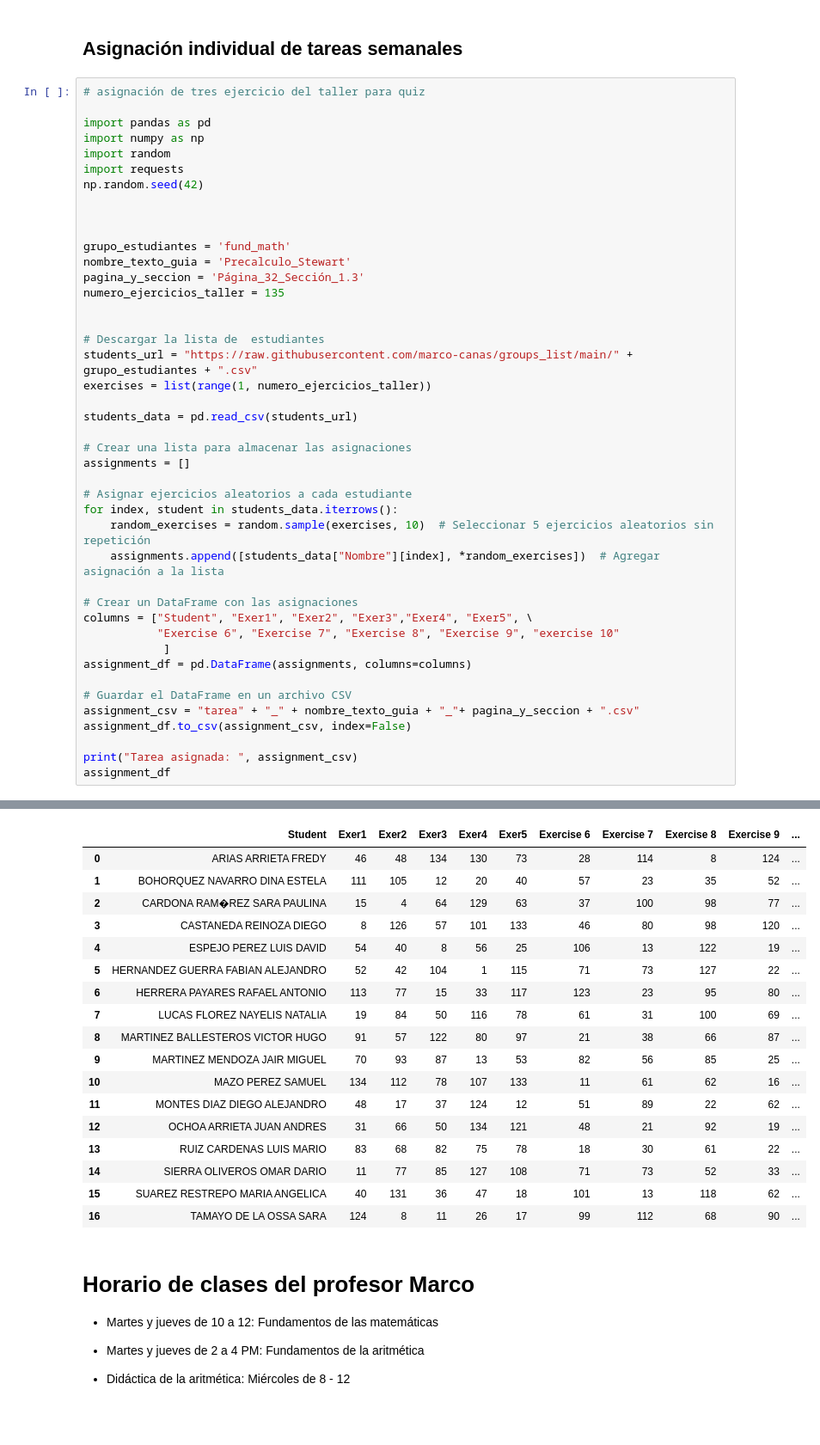
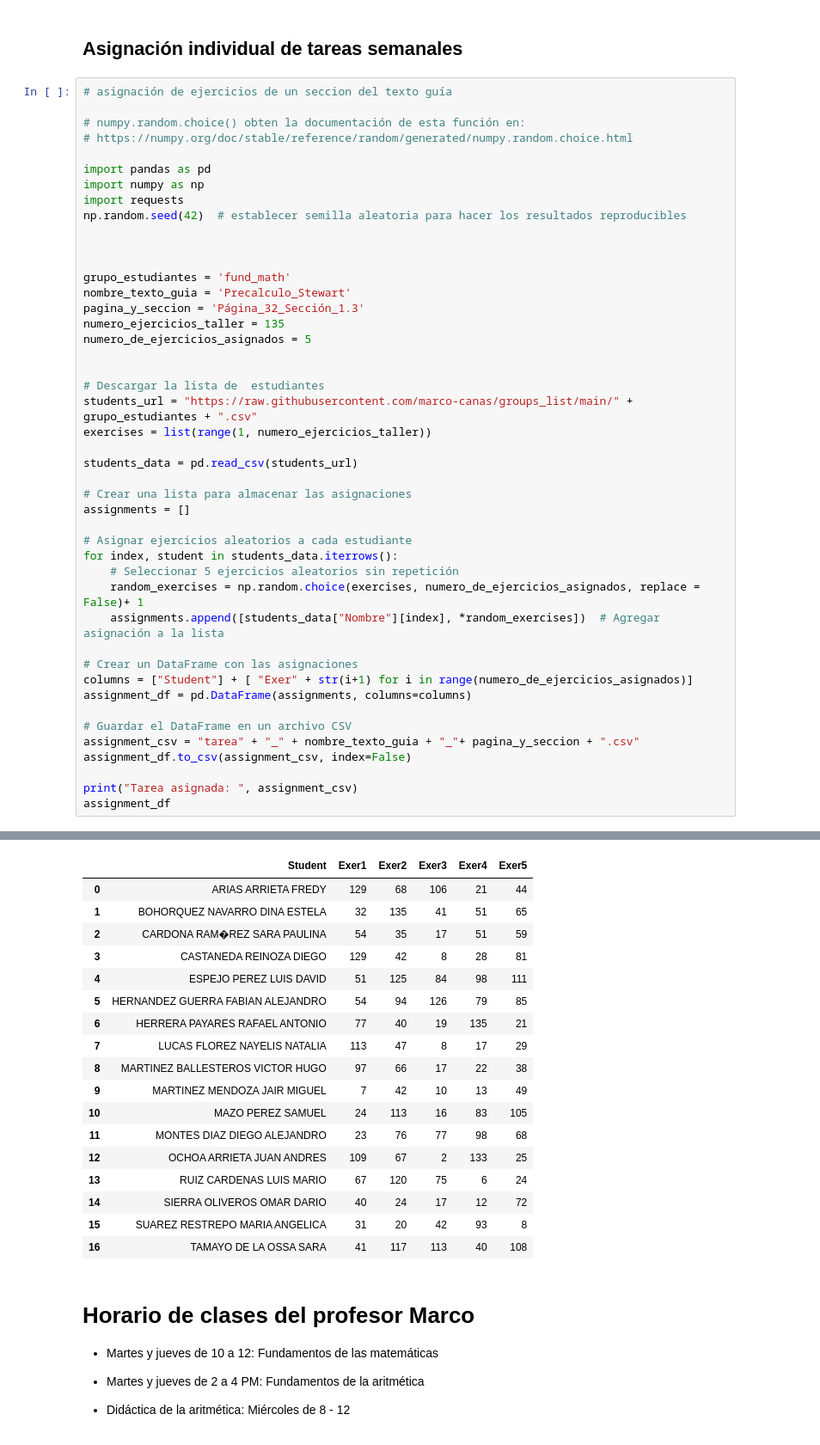
Before and after one commit to marco-canas/english_for_scientific_communication, a Jupyter notebook: A1/4_present_simple/7_present_simple.ipynb, the cells around one changed output, grey strips where cells are left out. Shown at 86% size. Drawn from its saved outputs; the diff is of its cells as text.

```diff
--- a/A1/4_present_simple/7_present_simple.ipynb
+++ b/A1/4_present_simple/7_present_simple.ipynb
@@ -286,68 +320,70 @@ fig.write_html('relacion_entre_x_e_y.html', auto_open=True)
 # %% [markdown]
 ## Asignación individual de tareas semanales
 # %%
-# asignación de tres ejercicio del taller para quiz
+# asignación de ejercicios de un seccion del texto guía
+
+# numpy.random.choice() obten la documentación de esta función en:
+# https://numpy.org/doc/stable/reference/random/generated/numpy.random.choice.html
 
 import pandas as pd
 import numpy as np
-import random
 import requests
-np.random.seed(42)
+np.random.seed(42)  # establecer semilla aleatoria para hacer los resultados reproducibles
 
 
 
 grupo_estudiantes = 'fund_math'
 nombre_texto_guia = 'Precalculo_Stewart'
 pagina_y_seccion = 'Página_32_Sección_1.3'
 numero_ejercicios_taller = 135
+numero_de_ejercicios_asignados = 5
 
 
 # Descargar la lista de  estudiantes
 students_url = "https://raw.githubusercontent.com/marco-canas/groups_list/main/" + grupo_estudiantes + ".csv"
 exercises = list(range(1, numero_ejercicios_taller))
 
 students_data = pd.read_csv(students_url)
 
 # Crear una lista para almacenar las asignaciones
 assignments = []
 
 # Asignar ejercicios aleatorios a cada estudiante
 for index, student in students_data.iterrows():
-    random_exercises = random.sample(exercises, 10)  # Seleccionar 5 ejercicios aleatorios sin repetición
+    # Seleccionar 5 ejercicios aleatorios sin repetición
+    random_exercises = np.random.choice(exercises, numero_de_ejercicios_asignados, replace = False)+ 1
     assignments.append([students_data["Nombre"][index], *random_exercises])  # Agregar asignación a la lista
 
 # Crear un DataFrame con las asignaciones
-columns = ["Student", "Exer1", "Exer2", "Exer3","Exer4", "Exer5", \
-           "Exercise 6", "Exercise 7", "Exercise 8", "Exercise 9", "exercise 10"
-            ]
+columns = ["Student"] + [ "Exer" + str(i+1) for i in range(numero_de_ejercicios_asignados)]
 assignment_df = pd.DataFrame(assignments, columns=columns)
 
 # Guardar el DataFrame en un archivo CSV
 assignment_csv = "tarea" + "_" + nombre_texto_guia + "_"+ pagina_y_seccion + ".csv"
 assignment_df.to_csv(assignment_csv, index=False)
 
 print("Tarea asignada: ", assignment_csv)
 assignment_df
 # %% [output]
 Tarea asignada:  tarea_Precalculo_Stewart_Página_32_Sección_1.3.csv
-|  | Student | Exer1 | Exer2 | Exer3 | Exer4 | Exer5 | Exercise 6 | Exercise 7 | Exercise 8 | Exercise 9 | ... |
-| 0 | ARIAS ARRIETA FREDY | 46 | 48 | 134 | 130 | 73 | 28 | 114 | 8 | 124 | ... |
-| 1 | BOHORQUEZ NAVARRO DINA ESTELA | 111 | 105 | 12 | 20 | 40 | 57 | 23 | 35 | 52 | ... |
-| 2 | CARDONA RAM�REZ SARA PAULINA | 15 | 4 | 64 | 129 | 63 | 37 | 100 | 98 | 77 | ... |
-| 3 | CASTANEDA REINOZA DIEGO | 8 | 126 | 57 | 101 | 133 | 46 | 80 | 98 | 120 | ... |
-| 4 | ESPEJO PEREZ LUIS DAVID | 54 | 40 | 8 | 56 | 25 | 106 | 13 | 122 | 19 | ... |
-| 5 | HERNANDEZ GUERRA FABIAN ALEJANDRO | 52 | 42 | 104 | 1 | 115 | 71 | 73 | 127 | 22 | ... |
-| 6 | HERRERA PAYARES RAFAEL ANTONIO | 113 | 77 | 15 | 33 | 117 | 123 | 23 | 95 | 80 | ... |
-| 7 | LUCAS FLOREZ NAYELIS NATALIA | 19 | 84 | 50 | 116 | 78 | 61 | 31 | 100 | 69 | ... |
-| 8 | MARTINEZ BALLESTEROS VICTOR HUGO | 91 | 57 | 122 | 80 | 97 | 21 | 38 | 66 | 87 | ... |
-| 9 | MARTINEZ MENDOZA JAIR MIGUEL | 70 | 93 | 87 | 13 | 53 | 82 | 56 | 85 | 25 | ... |
-| 10 | MAZO PEREZ SAMUEL | 134 | 112 | 78 | 107 | 133 | 11 | 61 | 62 | 16 | ... |
-| 11 | MONTES DIAZ DIEGO ALEJANDRO | 48 | 17 | 37 | 124 | 12 | 51 | 89 | 22 | 62 | ... |
-| 12 | OCHOA ARRIETA JUAN ANDRES | 31 | 66 | 50 | 134 | 121 | 48 | 21 | 92 | 19 | ... |
-| 13 | RUIZ CARDENAS LUIS MARIO | 83 | 68 | 82 | 75 | 78 | 18 | 30 | 61 | 22 | ... |
-| 14 | SIERRA OLIVEROS OMAR DARIO | 11 | 77 | 85 | 127 | 108 | 71 | 73 | 52 | 33 | ... |
-| 15 | SUAREZ RESTREPO MARIA ANGELICA | 40 | 131 | 36 | 47 | 18 | 101 | 13 | 118 | 62 | ... |
-| 16 | TAMAYO DE LA OSSA SARA | 124 | 8 | 11 | 26 | 17 | 99 | 112 | 68 | 90 | ... |
+|  | Student | Exer1 | Exer2 | Exer3 | Exer4 | Exer5 |
+| 0 | ARIAS ARRIETA FREDY | 129 | 68 | 106 | 21 | 44 |
+| 1 | BOHORQUEZ NAVARRO DINA ESTELA | 32 | 135 | 41 | 51 | 65 |
+| 2 | CARDONA RAM�REZ SARA PAULINA | 54 | 35 | 17 | 51 | 59 |
+| 3 | CASTANEDA REINOZA DIEGO | 129 | 42 | 8 | 28 | 81 |
+| 4 | ESPEJO PEREZ LUIS DAVID | 51 | 125 | 84 | 98 | 111 |
+| 5 | HERNANDEZ GUERRA FABIAN ALEJANDRO | 54 | 94 | 126 | 79 | 85 |
+| 6 | HERRERA PAYARES RAFAEL ANTONIO | 77 | 40 | 19 | 135 | 21 |
+| 7 | LUCAS FLOREZ NAYELIS NATALIA | 113 | 47 | 8 | 17 | 29 |
+| 8 | MARTINEZ BALLESTEROS VICTOR HUGO | 97 | 66 | 17 | 22 | 38 |
+| 9 | MARTINEZ MENDOZA JAIR MIGUEL | 7 | 42 | 10 | 13 | 49 |
+| 10 | MAZO PEREZ SAMUEL | 24 | 113 | 16 | 83 | 105 |
+| 11 | MONTES DIAZ DIEGO ALEJANDRO | 23 | 76 | 77 | 98 | 68 |
+| 12 | OCHOA ARRIETA JUAN ANDRES | 109 | 67 | 2 | 133 | 25 |
+| 13 | RUIZ CARDENAS LUIS MARIO | 67 | 120 | 75 | 6 | 24 |
+| 14 | SIERRA OLIVEROS OMAR DARIO | 40 | 24 | 17 | 12 | 72 |
+| 15 | SUAREZ RESTREPO MARIA ANGELICA | 31 | 20 | 42 | 93 | 8 |
+| 16 | TAMAYO DE LA OSSA SARA | 41 | 117 | 113 | 40 | 108 |
 # %% [markdown]
 # Horario de clases del profesor Marco
 
```
Also changed, not shown: parts of 11 cells of this notebook, 1 other file.
